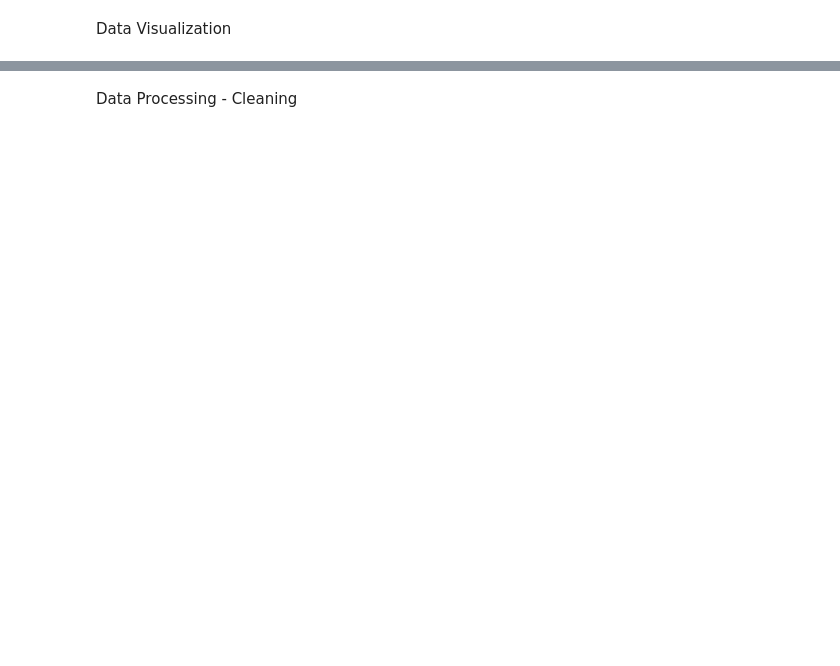
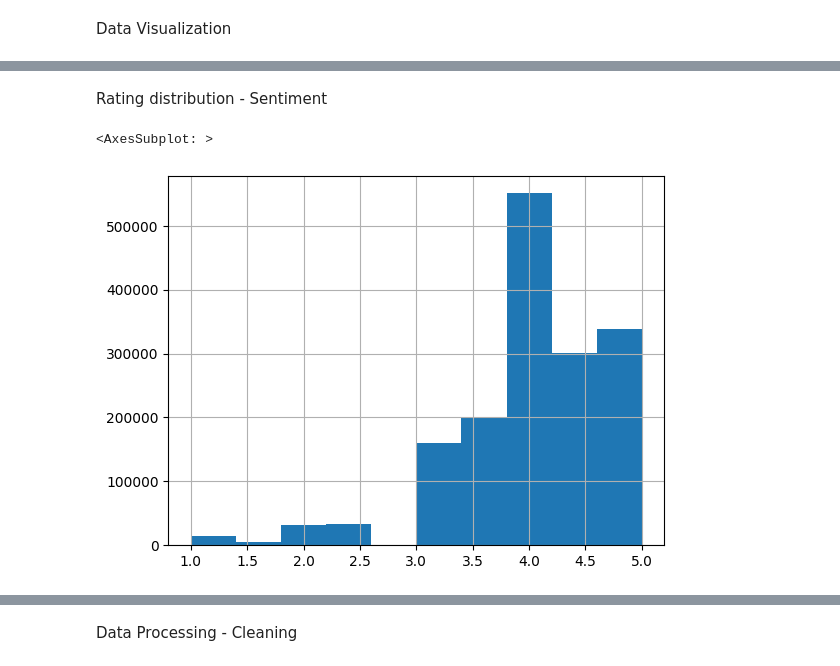
Before and after one commit to AndreaCamilloni/DM2583-project, a Jupyter notebook: notebook.ipynb, the cells around one changed output, grey strips where cells are left out. Cells and saved outputs as stored; diff of their text form; code cells hidden in the pictures; blank space fills up the shorter version.

```diff
--- a/notebook.ipynb
+++ b/notebook.ipynb
@@ -51,0 +91,8 @@ users_df.groupby(['Country']).count()[users_df.groupby(['Country']).count()['Use
+# %% [markdown]
+
+Rating distribution - Sentiment
+# %%
+full_df["User Rating"].hist()
+# %% [output]
+<AxesSubplot: >
+[figure, added]
```
Also changed, not shown: parts of 21 cells of this notebook, 1 other file.
